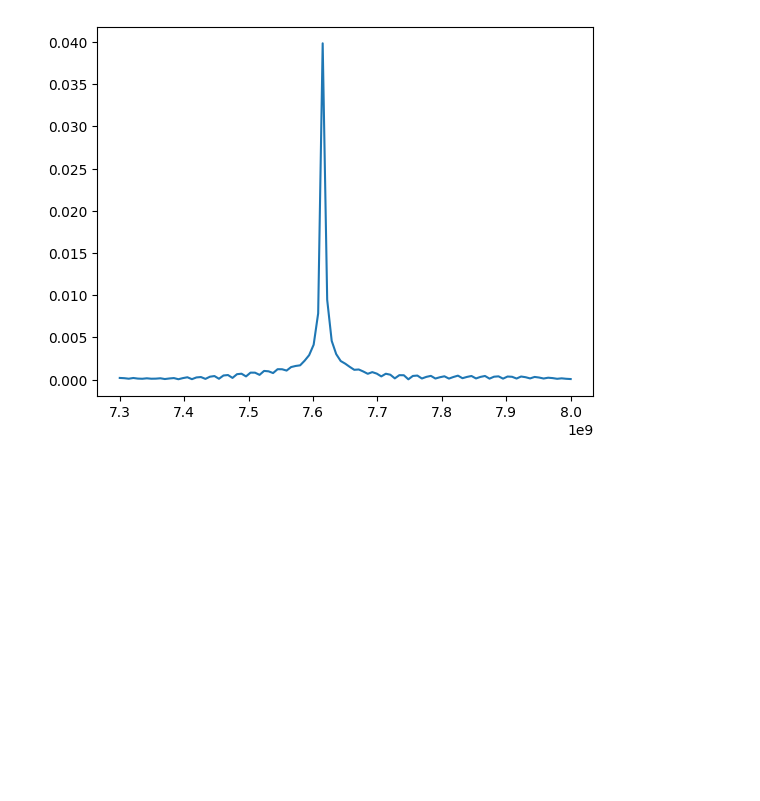
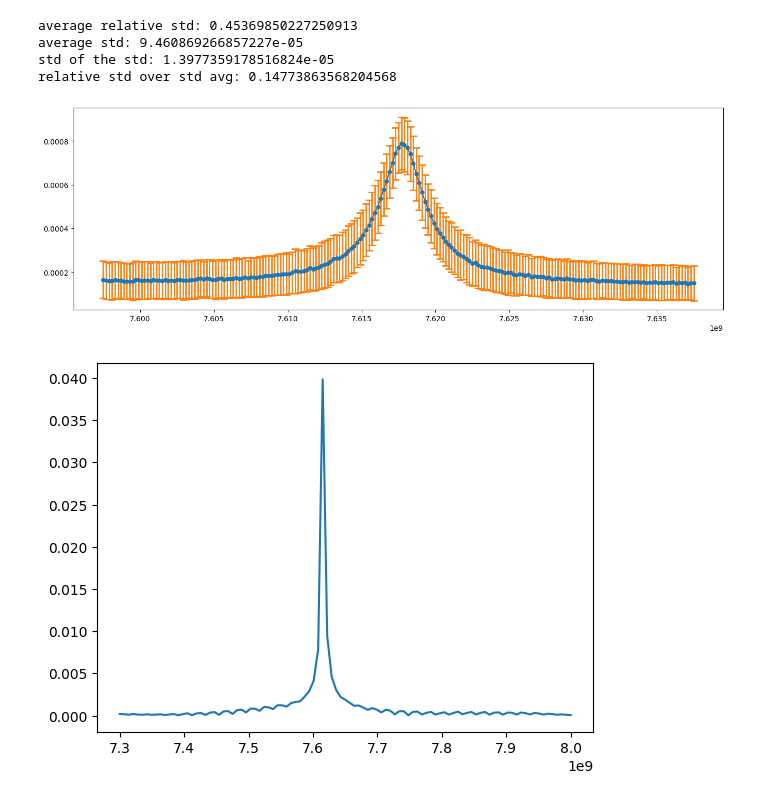
Before and after one commit to SQIL-EPFL/sqil-experiments, a Jupyter notebook: measurements/measure.ipynb, the cells around one changed output. Cells and saved outputs as stored; diff of their text form; code cells hidden in the pictures; blank space fills up the shorter version.

Commit message:
errorbars

```diff
--- a/measurements/measure.ipynb
+++ b/measurements/measure.ipynb
@@ -71,3 +72,53 @@ data: (0,)
+# %%
+import sqil_core as sqil
+import matplotlib.pyplot as plt
+
+# count = 2600
+path = r"C:\Users\sqil\Desktop\code\sqil-experiments\measurements\data_local\2025-05-14\00163-rr_spectroscopy_2025-05-14T012721"
+# count = 1048
+path = r"C:\Users\sqil\Desktop\code\sqil-experiments\measurements\data_local\2025-05-14\00158-rr_spectroscopy_2025-05-14T012004"
+# count = 200
+# path = r"C:\Users\sqil\Desktop\code\sqil-experiments\measurements\data_local\2025-05-14\00165-rr_spectroscopy_2025-05-14T014453"
+# count = 100
+# path = r"C:\Users\sqil\Desktop\code\sqil-experiments\measurements\data_local\2025-05-14\00164-rr_spectroscopy_2025-05-14T012812"
+# count = 2
+# path = r"C:\Users\sqil\Desktop\code\sqil-experiments\measurements\data_local\2025-05-14\00159-rr_spectroscopy_2025-05-14T012109"
+
+data, freq, sweep = sqil.extract_h5_data(
+    path, ["data", "frequencies", "sweep0"]
+)
+linmag = np.abs(data[0])
+print(
+    "average relative std:", np.mean(np.std(linmag, axis=0) / np.mean(linmag, axis=0))
+)
+print("average std:", np.mean(np.std(linmag, axis=0)))
+print("std of the std:", np.std(np.std(linmag, axis=0)))
+print(
+    "relative std over std avg:",
+    np.mean(np.std(np.std(linmag, axis=0)) / np.mean(np.std(linmag, axis=0))),
+)
+
+plt.figure(figsize=(16, 5))
+plt.errorbar(
+    freq[0],
+    np.mean(linmag, axis=0),
+    np.std(linmag, axis=0),
+    fmt="-o",
+    color="tab:blue",
+    label="Mean with Error",
+    ecolor="tab:orange",
+    capsize=5,
+    capthick=2,
+    elinewidth=2,
+    markersize=5,
+)
+plt.show()
+# %% [output]
+average relative std: 0.45369850227250913
+average std: 9.460869266857227e-05
+std of the std: 1.3977359178516824e-05
+relative std over std avg: 0.14773863568204568
+[figure, added]
 # %%
 path = r"C:\Users\sqil\Desktop\code\sqil-experiments\measurements\data_local\2025-05-12\00011-rr spectroscopy_2025-05-12T231453"
 
```
Also changed, not shown: parts of 2 cells of this notebook, 2 other files.
